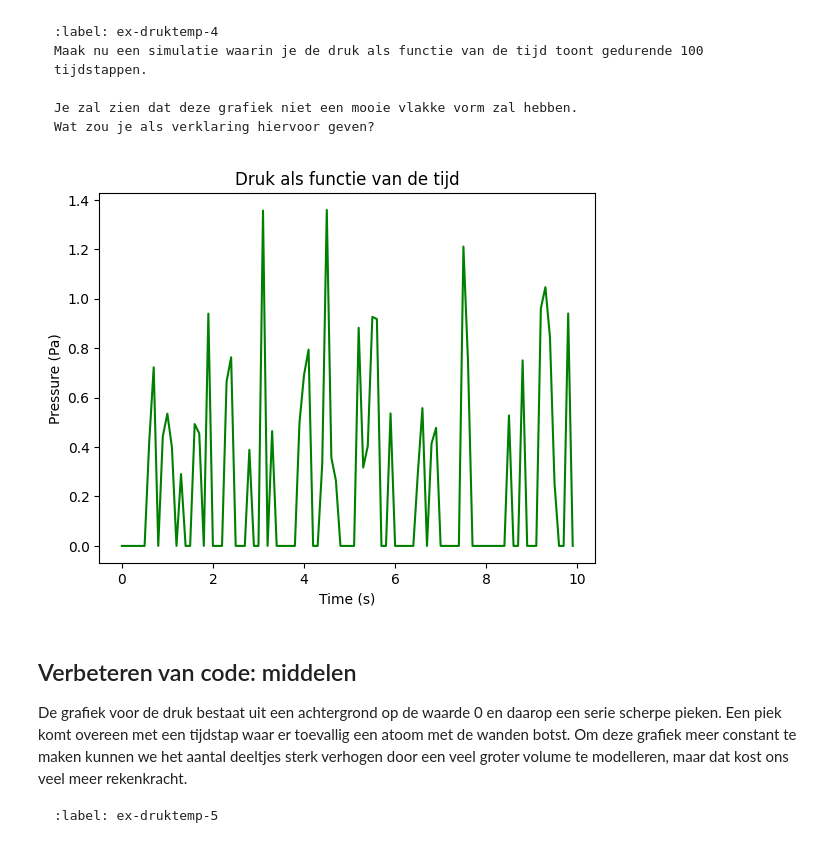
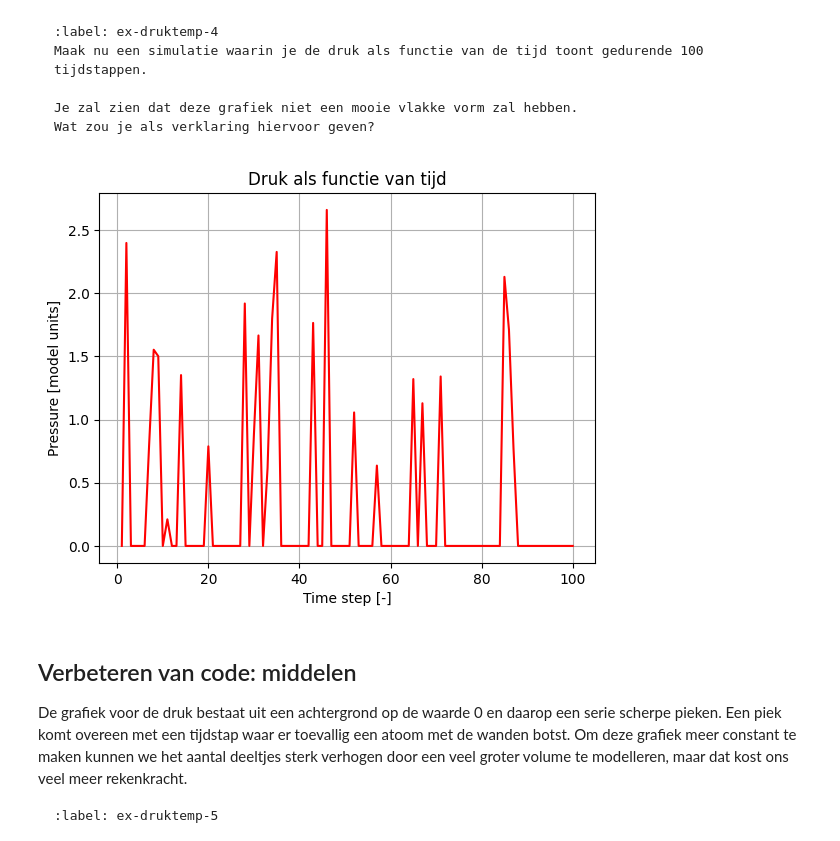
Before and after one commit to JanvandePoll/repository-jan, a Jupyter notebook: 5_druktemp.ipynb, the cells around one changed output. Cells and saved outputs as stored; diff of their text form; code cells hidden in the pictures.

````diff
--- a/5_druktemp.ipynb
+++ b/5_druktemp.ipynb
@@ -212,29 +212,28 @@ def temperature(particles, f=2) -> float:
 Gebruik deze functie om een simulatie te maken waarin je de temperatuur als functie van de tijdstap voor 100 tijdstappen plot.
 ```
 # %%
+# ruimte voor uitwerking
+# temperatuurfunctie (als je die nog niet had)
+def temperature(particles):
+    total_kin = sum(p.kin_energy for p in particles)
+    return total_kin / len(particles)
+
 # ruimte voor uitwerking
 particles = []
 temperatures = np.zeros(100, dtype=float)
 times = np.linspace(1, 100, 100)
 
 create_particles(particles)
+
 for i in range(100):
     take_time_step(particles)
-    # vastleggen van temperatuur per tijdstap
     temperatures[i] = temperature(particles)
 
 plt.figure()
 plt.xlabel('Time')
 plt.ylabel('Temperature')
-# plotten van tijd tegen temperatuur
+plt.title('Temperatuur als functie van tijd')
 plt.plot(times, temperatures, color='blue')
+plt.grid(True)
 plt.show()
-particles = []
-temperatures = np.zeros(100, dtype=float)
-times = np.linspace(1, 100, 100)
-
-create_particles(particles)
-for i in range(100):
-    take_time_step(particles)
-    # vastleggen van temperatuur per tijdstap
 # %% [output]
@@ -317,25 +355,81 @@ Wat zou je als verklaring hiervoor geven?
 ```
 # %%
 # Geef je oplossing
-pressure_values = np.zeros(100, dtype=float)
-times = np.arange(100) * DT   # tijd in seconden
+
+
+
+
+
+
+
+
+# ruimte voor uitwerking
+# we nemen jouw versie met globals als uitgangspunt
+
+impulse_outward = 0.0
+pressure = 0.0
+
+def top_down_collision(particle: ParticleClass):
+    global impulse_outward
+    if abs(particle.r[1]) + particle.R > BOX_SIZE_0 / 2:
+        particle.r[1] = np.sign(particle.r[1]) * (BOX_SIZE_0/2 - particle.R)
+        impulse_outward += abs(particle.momentum[1]) * 2
+        particle.v[1] *= -1
+
+
+def left_right_collision(particle: ParticleClass):
+    global impulse_outward
+    if abs(particle.r[0]) + particle.R > BOX_SIZE_0 / 2:
+        particle.r[0] = np.sign(particle.r[0]) * (BOX_SIZE_0/2 - particle.R)
+        impulse_outward += abs(particle.momentum[0]) * 2
+        particle.v[0] *= -1
+
+
+def handle_walls(particles):
+    """ botsing met wanden controleren voor alle deeltjes in lijst en bepaling druk """
+    global pressure, impulse_outward       # om pressure buiten de functie te kunnen gebruiken
+    impulse_outward = 0.0
+    for p in particles:
+        left_right_collision(p)
+        top_down_collision(p)
+    # omtrek volume is oppervlak (2D simulatie): 4 * BOX_SIZE_0
+    pressure = impulse_outward / (4 * BOX_SIZE_0 * DT)
+
+
+def take_time_step_with_pressure(particles):
+    """tijdstap + druk bepalen"""
+    # eerst positie updaten en botsingen tussen deeltjes
+    for p in particles:
+        p.update_position()
+    handle_collisions(particles)
+    # dan botsingen met wanden + drukberekening
+    handle_walls(particles)
+
+
+# ==== SIMULATIE DRUK ALS FUNCTIE VAN TIJD ====
 
 particles = []
+pressures = np.zeros(100, dtype=float)
+times = np.linspace(1, 100, 100)
+
 create_particles(particles)
 
 for i in range(100):
-    take_time_step(particles)
-    pressure_values[i] = pressure
+    take_time_step_with_pressure(particles)
+    # 'pressure' is globale variabele die in handle_walls wordt gezet
+    pressures[i] = pressure
 
 plt.figure()
-plt.xlabel('Time (s)')
-plt.ylabel('Pressure (Pa)')   # druk in SI-eenheden
-plt.plot(times, pressure_values, color='green')
-plt.title('Druk als functie van de tijd')
+plt.xlabel('Time step [-]')
+plt.ylabel('Pressure [model units]')
+plt.title('Druk als functie van tijd')
+plt.plot(times, pressures, color='red')
+plt.grid(True)
+plt.show()
 plt.show()
 #your code/answer
 # %% [output]
-[figure, old version]
+[figure, new version]
 # %% [markdown]
 ## Verbeteren van code: middelen
 
````
Also changed, not shown: parts of 8 cells of this notebook.
